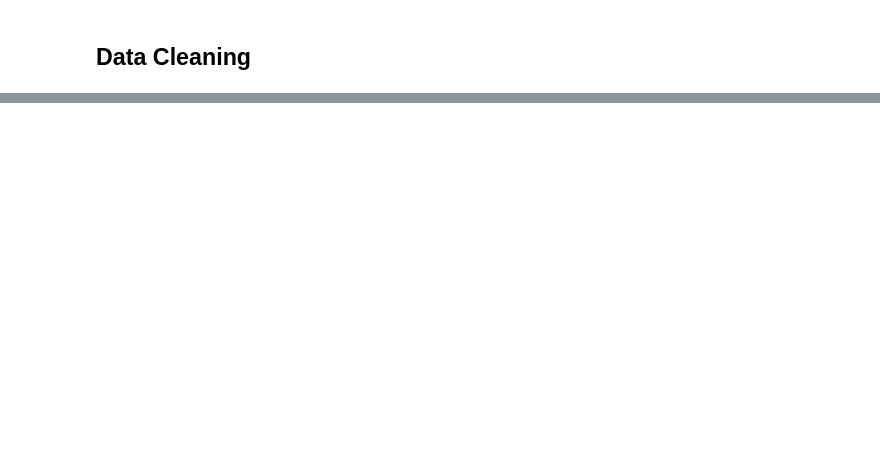
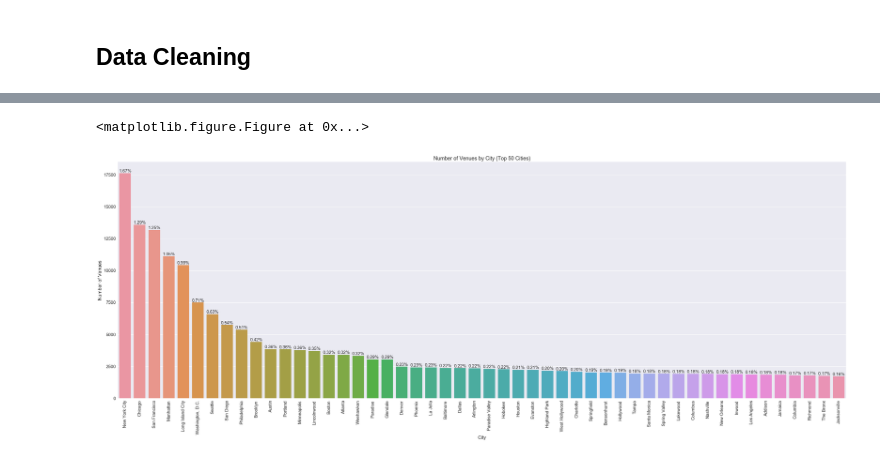
Before and after one commit to gotjennie/foursquaredataproject, a Jupyter notebook: foursquare-exploration.ipynb, the cells around one changed output, grey strips where cells are left out. Cells and saved outputs as stored; diff of their text form; code cells hidden in the pictures; blank space fills up the shorter version.

```diff
--- a/foursquare-exploration.ipynb
+++ b/foursquare-exploration.ipynb
@@ -113,0 +143,24 @@ Name: country, dtype: int64
+# %%
+sns.despine();
+sns.set(font_scale=1.5);
+
+fig, ax = plt.subplots(figsize=(45, 15));
+city_ordering = venues_df['city'].value_counts().index.tolist()[0:50]
+city_count = sns.countplot(venues_df[venues_df['city'].isin(city_ordering)]['city'], order=city_ordering)
+city_count.set_xlabel('City')
+city_count.set_ylabel('Number of Venues')
+city_count.set_title('Number of Venues by City (Top 50 Cities)')
+plt.xticks(rotation=90)
+
+total = len(venues_df)
+for p in ax.patches:
+    height = p.get_height()
+    ax.text(p.get_x() + p.get_width() / 2.,
+            height,
+            '{:1.2f}%'.format(100 * height / total),
+            ha='center',
+            va='bottom',
+            fontsize=15)
+# %% [output]
+<matplotlib.figure.Figure at 0x...>
+[figure, added]
```
Also changed, not shown: parts of 17 cells of this notebook.
